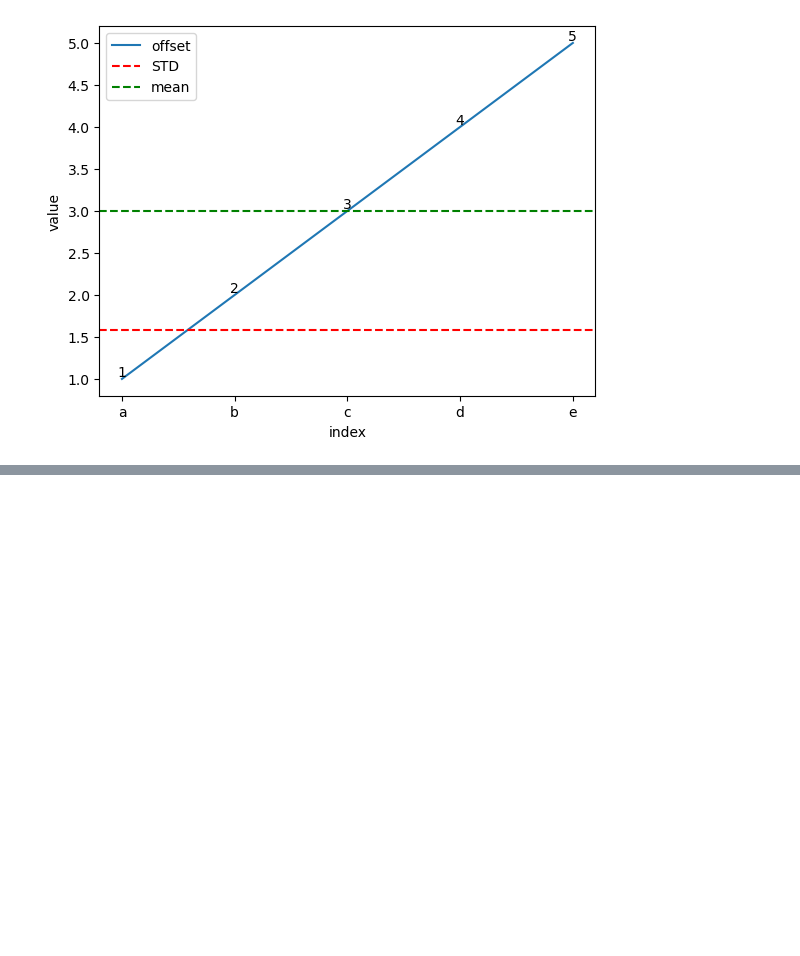
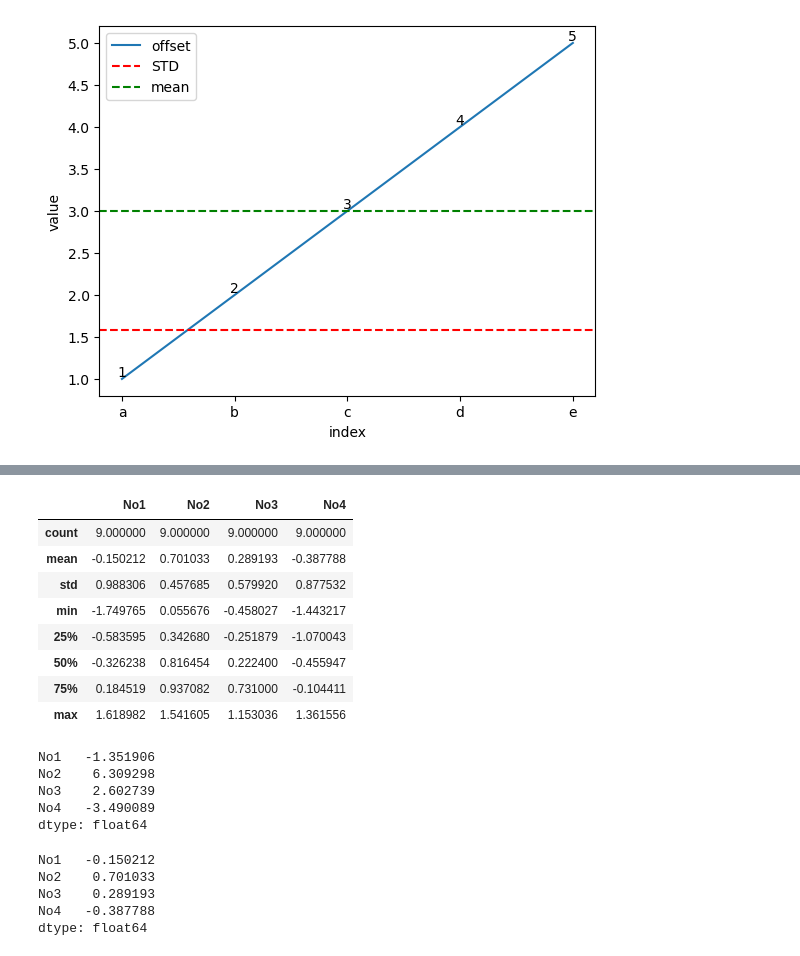
Before and after one commit to LINSANITY03/Finance_learning, a Jupyter notebook: pandas_eg/dataframe_class.ipynb, the cells around one changed output, grey strips where cells are left out. Saved outputs shown, nothing was run; the diff lists cells and outputs as text; code cells hidden in the pictures; blank space fills up the shorter version.

```diff
--- a/pandas_eg/dataframe_class.ipynb
+++ b/pandas_eg/dataframe_class.ipynb
@@ -88,0 +203,28 @@ plt.show()
+# %%
+df.describe()
+# %% [output]
+|  | No1 | No2 | No3 | No4 |
+| count | 9.000000 | 9.000000 | 9.000000 | 9.000000 |
+| mean | -0.150212 | 0.701033 | 0.289193 | -0.387788 |
+| std | 0.988306 | 0.457685 | 0.579920 | 0.877532 |
+| min | -1.749765 | 0.055676 | -0.458027 | -1.443217 |
+| 25% | -0.583595 | 0.342680 | -0.251879 | -1.070043 |
+| 50% | -0.326238 | 0.816454 | 0.222400 | -0.455947 |
+| 75% | 0.184519 | 0.937082 | 0.731000 | -0.104411 |
+| max | 1.618982 | 1.541605 | 1.153036 | 1.361556 |
+# %%
+df.sum()
+# %% [output]
+No1   -1.351906
+No2    6.309298
+No3    2.602739
+No4   -3.490089
+dtype: float64
+# %%
+df.mean()
+# %% [output]
+No1   -0.150212
+No2    0.701033
+No3    0.289193
+No4   -0.387788
+dtype: float64
```
Also changed, not shown: parts of 11 cells of this notebook.
